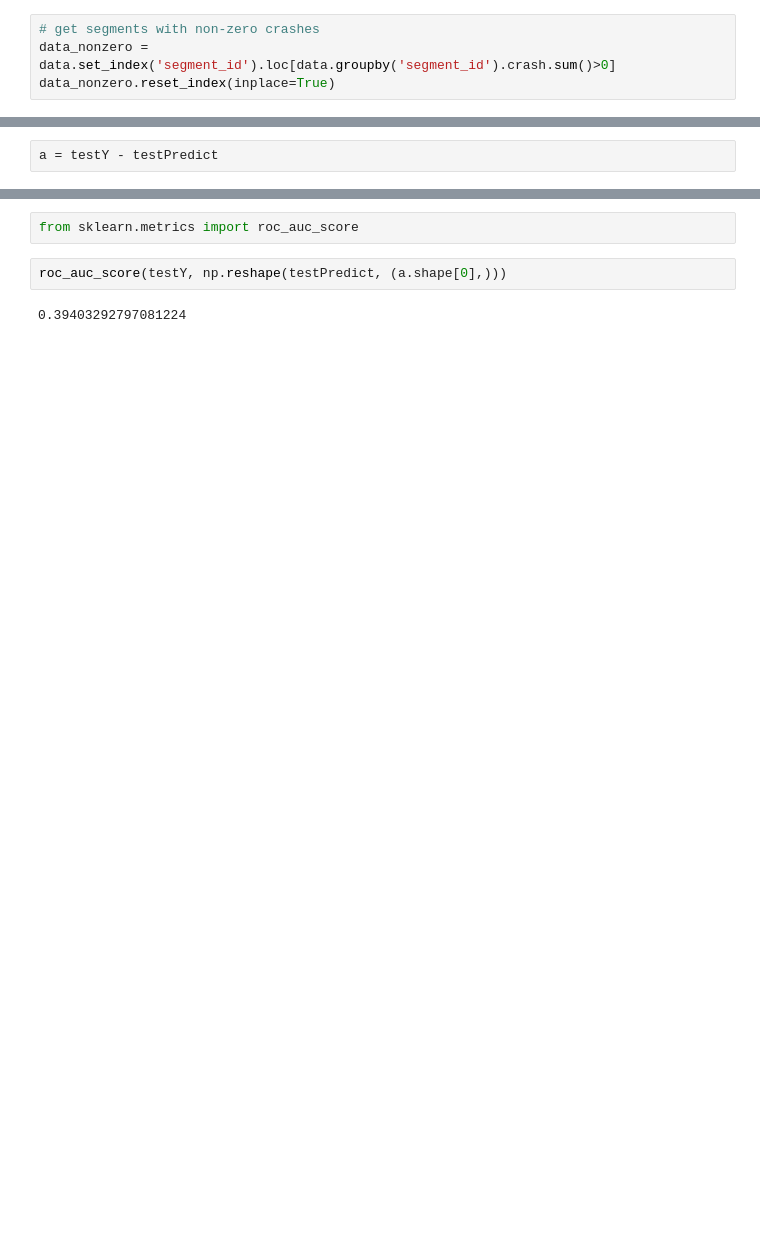
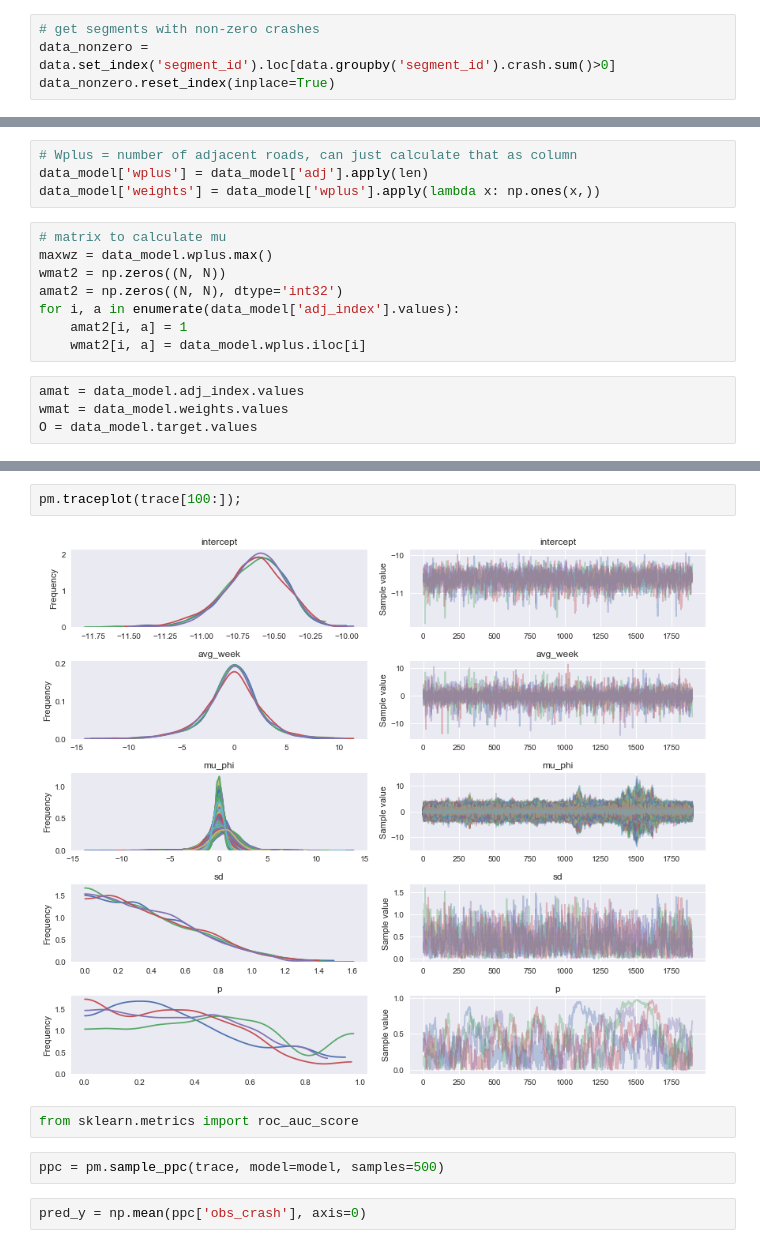
Before and after one commit to insight-lane/crash-model, a Jupyter notebook: notebooks/crash_predict_car.ipynb, the cells around one changed output, grey strips where cells are left out. Drawn from its saved outputs; the diff is of its cells as text; blank space fills up the shorter version.

Commit message:
cleaned working version of car model

```diff
--- a/notebooks/crash_predict_car.ipynb
+++ b/notebooks/crash_predict_car.ipynb
@@ -228,2 +116,0 @@ testPredict = model.predict_proba(testX)
-# %%
-a = testY - testPredict
@@ -237,0 +117,16 @@ testPredict.shape
+# %%
+# Wplus = number of adjacent roads, can just calculate that as column
+data_model['wplus'] = data_model['adj'].apply(len)
+data_model['weights'] = data_model['wplus'].apply(lambda x: np.ones(x,))
+# %%
+# matrix to calculate mu
+maxwz = data_model.wplus.max()
+wmat2 = np.zeros((N, N))
+amat2 = np.zeros((N, N), dtype='int32')
+for i, a in enumerate(data_model['adj_index'].values):
+    amat2[i, a] = 1
+    wmat2[i, a] = data_model.wplus.iloc[i]
+# %%
+amat = data_model.adj_index.values
+wmat = data_model.weights.values
+O = data_model.target.values
@@ -238,6 +183,10 @@ testPredict.shape
+# %%
+pm.traceplot(trace[100:]);
+# %% [output]
+[figure, added]
 # %%
 from sklearn.metrics import roc_auc_score
-# %%
-roc_auc_score(testY, np.reshape(testPredict, (a.shape[0],)))
-# %% [output]
-0.39403292797081224
+# %%
+ppc = pm.sample_ppc(trace, model=model, samples=500)
+# %%
+pred_y = np.mean(ppc['obs_crash'], axis=0)
```
Also changed, not shown: parts of 29 cells of this notebook.
